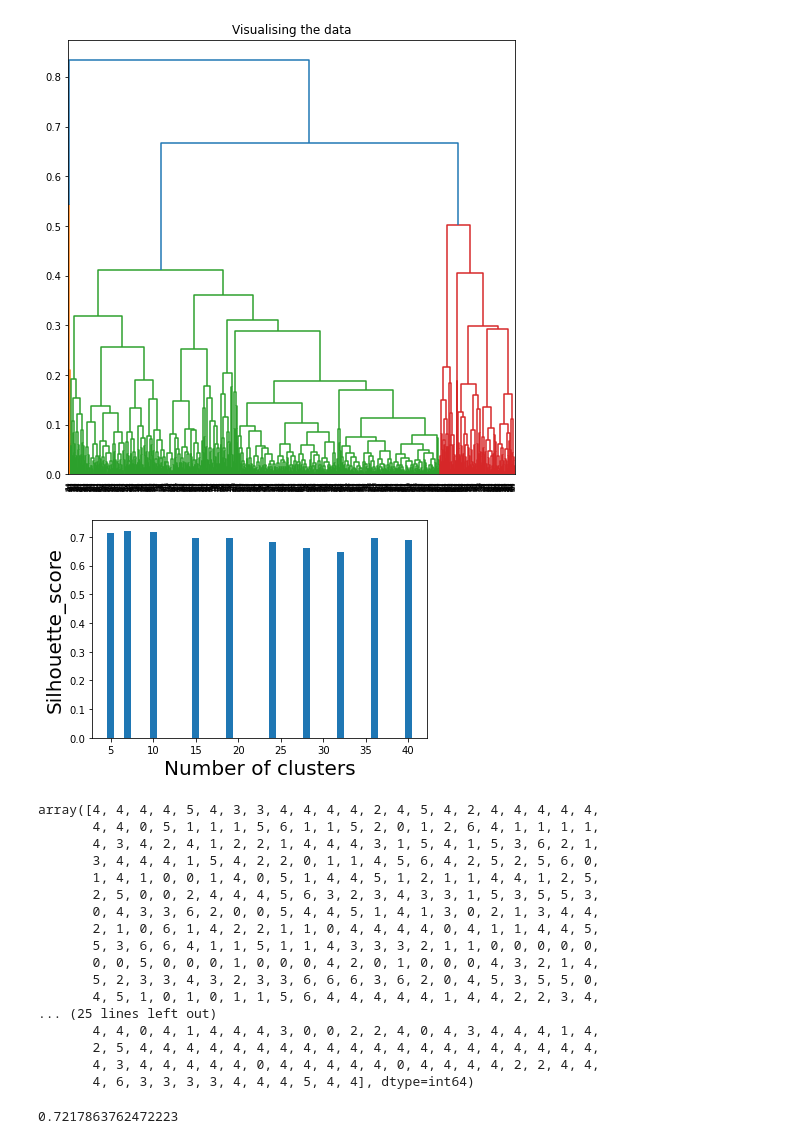
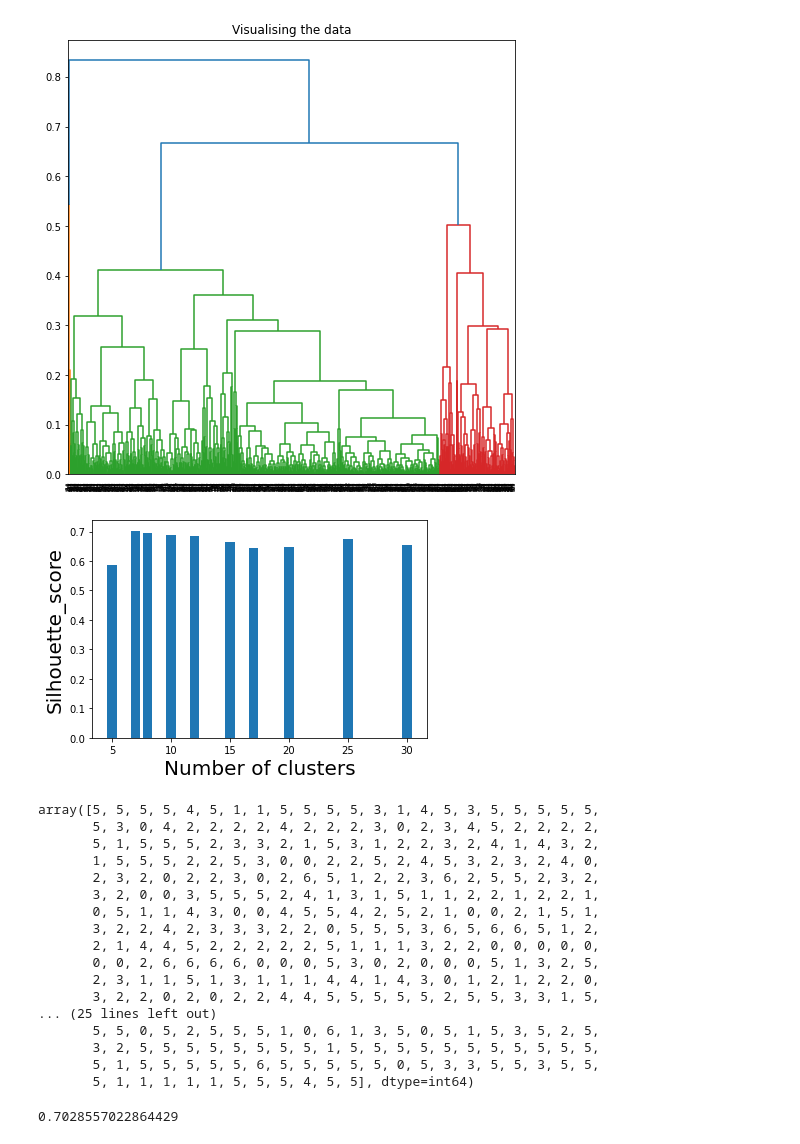
Before and after one commit to newbeadwork/Campground_Analysis_with_Machine_Learning, a Jupyter notebook: Analysis/Final_Analysis/Clustering.ipynb, the cells around one changed output. Saved outputs shown, nothing was run; the diff lists cells and outputs as text; code cells hidden in the pictures.

```diff
--- a/Analysis/Final_Analysis/Clustering.ipynb
+++ b/Analysis/Final_Analysis/Clustering.ipynb
@@ -89,6 +89,7 @@ facilities_clustering_ML
 892 rows × 8 columns
 # %%
 facilities_clustering_ML = facilities_clustering_ML.drop(columns=["facilityid",
+                                                                  "numberofcampsites",
                                                                   "average_nights",
                                                                   "number_of_reservations"], axis=1)
 facilities_clustering_ML
@@ -124,8 +125,8 @@ dummy
 | 891 | 0 | 0 | 0 | 0 | 0 | 0 | ... |
 892 rows × 102 columns
 # %%
-from sklearn.preprocessing import MinMaxScaler
-scaler = MinMaxScaler().fit(facilities_clustering_ML)
+from sklearn.preprocessing import MaxAbsScaler
+scaler = MaxAbsScaler().fit(facilities_clustering_ML)
 data_scaled = scaler.transform(facilities_clustering_ML)
 data_scaled = pd.DataFrame(data_scaled, columns=facilities_clustering_ML.columns)
 data_scaled.head()
@@ -172,74 +173,74 @@ Dendrogram = shc.dendrogram((shc.linkage(X_principal, method ='average')))
 from sklearn.cluster import AgglomerativeClustering
 ac1 = AgglomerativeClustering(n_clusters = 5, affinity='cosine', linkage='average')
 ac2 = AgglomerativeClustering(n_clusters = 7, affinity='cosine', linkage='average')
-ac3 = AgglomerativeClustering(n_clusters = 10, affinity='cosine', linkage='average')
-ac4 = AgglomerativeClustering(n_clusters = 15, affinity='cosine', linkage='average')
-ac5 = AgglomerativeClustering(n_clusters = 19, affinity='cosine', linkage='average')
-ac6 = AgglomerativeClustering(n_clusters = 24, affinity='cosine', linkage='average')
-ac7 = AgglomerativeClustering(n_clusters = 28, affinity='cosine', linkage='average')
-ac8 = AgglomerativeClustering(n_clusters = 32, affinity='cosine', linkage='average')
-ac9 = AgglomerativeClustering(n_clusters = 36, affinity='cosine', linkage='average')
-ac10 = AgglomerativeClustering(n_clusters = 40, affinity='cosine', linkage='average')
+ac3 = AgglomerativeClustering(n_clusters = 8, affinity='cosine', linkage='average')
+ac4 = AgglomerativeClustering(n_clusters = 10, affinity='cosine', linkage='average')
+ac5 = AgglomerativeClustering(n_clusters = 12, affinity='cosine', linkage='average')
+ac6 = AgglomerativeClustering(n_clusters = 15, affinity='cosine', linkage='average')
+ac7 = AgglomerativeClustering(n_clusters = 17, affinity='cosine', linkage='average')
+ac8 = AgglomerativeClustering(n_clusters = 20, affinity='cosine', linkage='average')
+ac9 = AgglomerativeClustering(n_clusters = 25, affinity='cosine', linkage='average')
+ac10 = AgglomerativeClustering(n_clusters = 30, affinity='cosine', linkage='average')
 # %%
 from sklearn.metrics import silhouette_samples, silhouette_score
-k = [5, 7, 10, 15, 19, 24, 28, 32, 36, 40]
+k = [5, 7, 8, 10, 12, 15, 17, 20, 25, 30]
 
 silhouette_scores = []
 silhouette_scores.append(
         silhouette_score(X_principal, ac1.fit_predict(X_principal), metric="cosine"))
 silhouette_scores.append(
         silhouette_score(X_principal, ac2.fit_predict(X_principal), metric="cosine"))
 silhouette_scores.append(
         silhouette_score(X_principal, ac3.fit_predict(X_principal), metric="cosine"))
 silhouette_scores.append(
         silhouette_score(X_principal, ac4.fit_predict(X_principal), metric="cosine"))
 silhouette_scores.append(
         silhouette_score(X_principal, ac5.fit_predict(X_principal), metric="cosine"))
 silhouette_scores.append(
         silhouette_score(X_principal, ac6.fit_predict(X_principal), metric="cosine"))
 silhouette_scores.append(
         silhouette_score(X_principal, ac7.fit_predict(X_principal), metric="cosine"))
 silhouette_scores.append(
         silhouette_score(X_principal, ac8.fit_predict(X_principal), metric="cosine"))
 silhouette_scores.append(
         silhouette_score(X_principal, ac9.fit_predict(X_principal), metric="cosine"))
 silhouette_scores.append(
         silhouette_score(X_principal, ac10.fit_predict(X_principal), metric="cosine"))
 
 plt.bar(k, silhouette_scores)
 plt.xlabel('Number of clusters', fontsize = 20)
 plt.ylabel('Silhouette_score', fontsize = 20)
 plt.show()
 # %% [output]
-[figure, old version]
+[figure, new version]
 # %%
 from sklearn.cluster import AgglomerativeClustering
 cluster = AgglomerativeClustering(n_clusters=7, affinity='cosine', linkage='average')
 cluster.fit_predict(X_principal)
 # %% [output]
-array([4, 4, 4, 4, 5, 4, 3, 3, 4, 4, 4, 4, 2, 4, 5, 4, 2, 4, 4, 4, 4, 4,
-       4, 4, 0, 5, 1, 1, 1, 5, 6, 1, 1, 5, 2, 0, 1, 2, 6, 4, 1, 1, 1, 1,
-       4, 3, 4, 2, 4, 1, 2, 2, 1, 4, 4, 4, 3, 1, 5, 4, 1, 5, 3, 6, 2, 1,
-       3, 4, 4, 4, 1, 5, 4, 2, 2, 0, 1, 1, 4, 5, 6, 4, 2, 5, 2, 5, 6, 0,
-       1, 4, 1, 0, 0, 1, 4, 0, 5, 1, 4, 4, 5, 1, 2, 1, 1, 4, 4, 1, 2, 5,
-       2, 5, 0, 0, 2, 4, 4, 4, 5, 6, 3, 2, 3, 4, 3, 3, 1, 5, 3, 5, 5, 3,
-       0, 4, 3, 3, 6, 2, 0, 0, 5, 4, 4, 5, 1, 4, 1, 3, 0, 2, 1, 3, 4, 4,
-       2, 1, 0, 6, 1, 4, 2, 2, 1, 1, 0, 4, 4, 4, 4, 0, 4, 1, 1, 4, 4, 5,
-       5, 3, 6, 6, 4, 1, 1, 5, 1, 1, 4, 3, 3, 3, 2, 1, 1, 0, 0, 0, 0, 0,
-       0, 0, 5, 0, 0, 0, 1, 0, 0, 0, 4, 2, 0, 1, 0, 0, 0, 4, 3, 2, 1, 4,
-       5, 2, 3, 3, 4, 3, 2, 3, 3, 6, 6, 6, 3, 6, 2, 0, 4, 5, 3, 5, 5, 0,
-       4, 5, 1, 0, 1, 0, 1, 1, 5, 6, 4, 4, 4, 4, 4, 1, 4, 4, 2, 2, 3, 4,
+array([5, 5, 5, 5, 4, 5, 1, 1, 5, 5, 5, 5, 3, 1, 4, 5, 3, 5, 5, 5, 5, 5,
+       5, 3, 0, 4, 2, 2, 2, 2, 4, 2, 2, 2, 3, 0, 2, 3, 4, 5, 2, 2, 2, 2,
+       5, 1, 5, 5, 5, 2, 3, 3, 2, 1, 5, 3, 1, 2, 2, 3, 2, 4, 1, 4, 3, 2,
+       1, 5, 5, 5, 2, 2, 5, 3, 0, 0, 2, 2, 5, 2, 4, 5, 3, 2, 3, 2, 4, 0,
+       2, 3, 2, 0, 2, 2, 3, 0, 2, 6, 5, 1, 2, 2, 3, 6, 2, 5, 5, 2, 3, 2,
+       3, 2, 0, 0, 3, 5, 5, 5, 2, 4, 1, 3, 1, 5, 1, 1, 2, 2, 1, 2, 2, 1,
+       0, 5, 1, 1, 4, 3, 0, 0, 4, 5, 5, 4, 2, 5, 2, 1, 0, 0, 2, 1, 5, 1,
+       3, 2, 2, 4, 2, 3, 3, 3, 2, 2, 0, 5, 5, 5, 3, 6, 5, 6, 6, 5, 1, 2,
+       2, 1, 4, 4, 5, 2, 2, 2, 2, 2, 5, 1, 1, 1, 3, 2, 2, 0, 0, 0, 0, 0,
+       0, 0, 2, 6, 6, 6, 6, 0, 0, 0, 5, 3, 0, 2, 0, 0, 0, 5, 1, 3, 2, 5,
+       2, 3, 1, 1, 5, 1, 3, 1, 1, 1, 4, 4, 1, 4, 3, 0, 1, 2, 1, 2, 2, 0,
+       3, 2, 2, 0, 2, 0, 2, 2, 4, 4, 5, 5, 5, 5, 5, 2, 5, 5, 3, 3, 1, 5,
 ... (25 lines left out)
-       4, 4, 0, 4, 1, 4, 4, 4, 3, 0, 0, 2, 2, 4, 0, 4, 3, 4, 4, 4, 1, 4,
-       2, 5, 4, 4, 4, 4, 4, 4, 4, 4, 4, 4, 4, 4, 4, 4, 4, 4, 4, 4, 4, 4,
-       4, 3, 4, 4, 4, 4, 4, 0, 4, 4, 4, 4, 4, 0, 4, 4, 4, 4, 2, 2, 4, 4,
-       4, 6, 3, 3, 3, 3, 4, 4, 4, 5, 4, 4], dtype=int64)
+       5, 5, 0, 5, 2, 5, 5, 5, 1, 0, 6, 1, 3, 5, 0, 5, 1, 5, 3, 5, 2, 5,
+       3, 2, 5, 5, 5, 5, 5, 5, 5, 5, 1, 5, 5, 5, 5, 5, 5, 5, 5, 5, 5, 5,
+       5, 1, 5, 5, 5, 5, 5, 6, 5, 5, 5, 5, 5, 0, 5, 3, 3, 5, 5, 3, 5, 5,
+       5, 1, 1, 1, 1, 1, 5, 5, 5, 4, 5, 5], dtype=int64)
 # %%
 from sklearn.metrics import silhouette_samples, silhouette_score
 score = silhouette_score(X_principal, cluster.labels_, metric='cosine')
 print(score)
 # %% [output]
-0.7217863762472223
+0.7028557022864429
 # %%
 WestCoast_facilities["Cluster"] = cluster.labels_
 # %%
```
Also changed, not shown: parts of 11 cells of this notebook, 2 other files.
